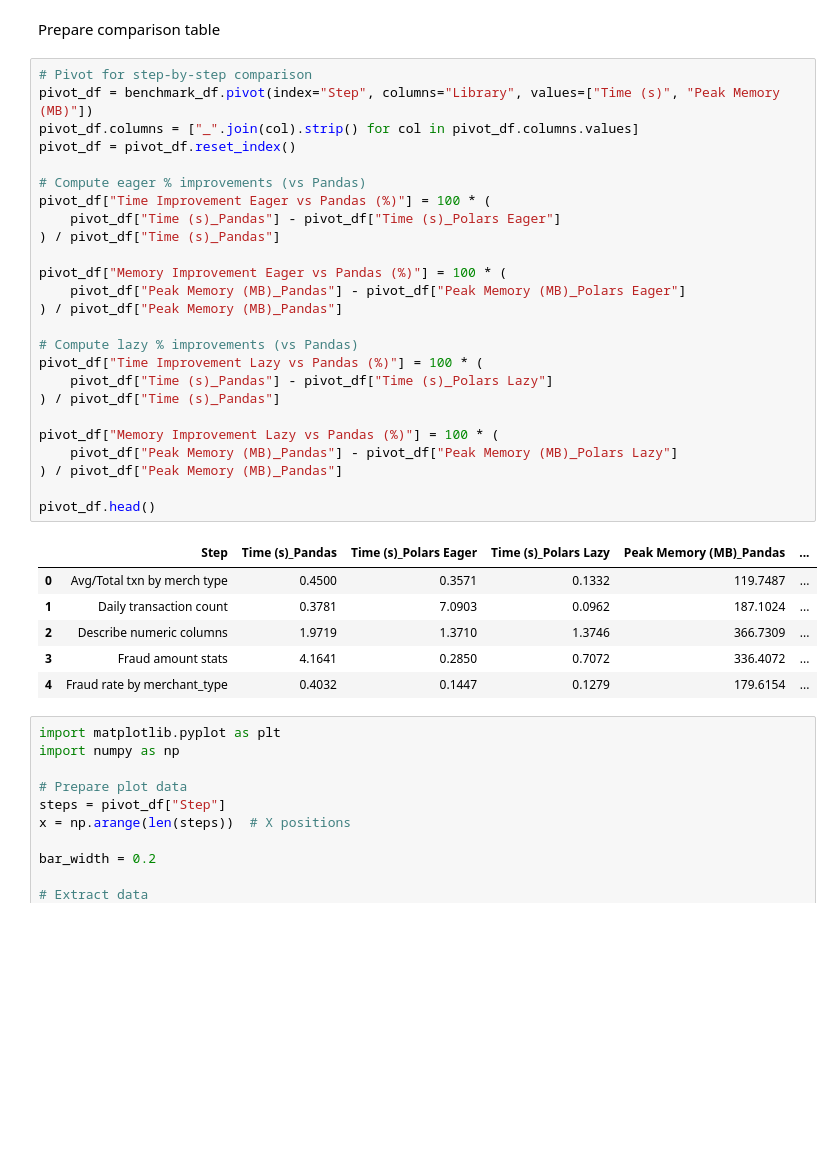
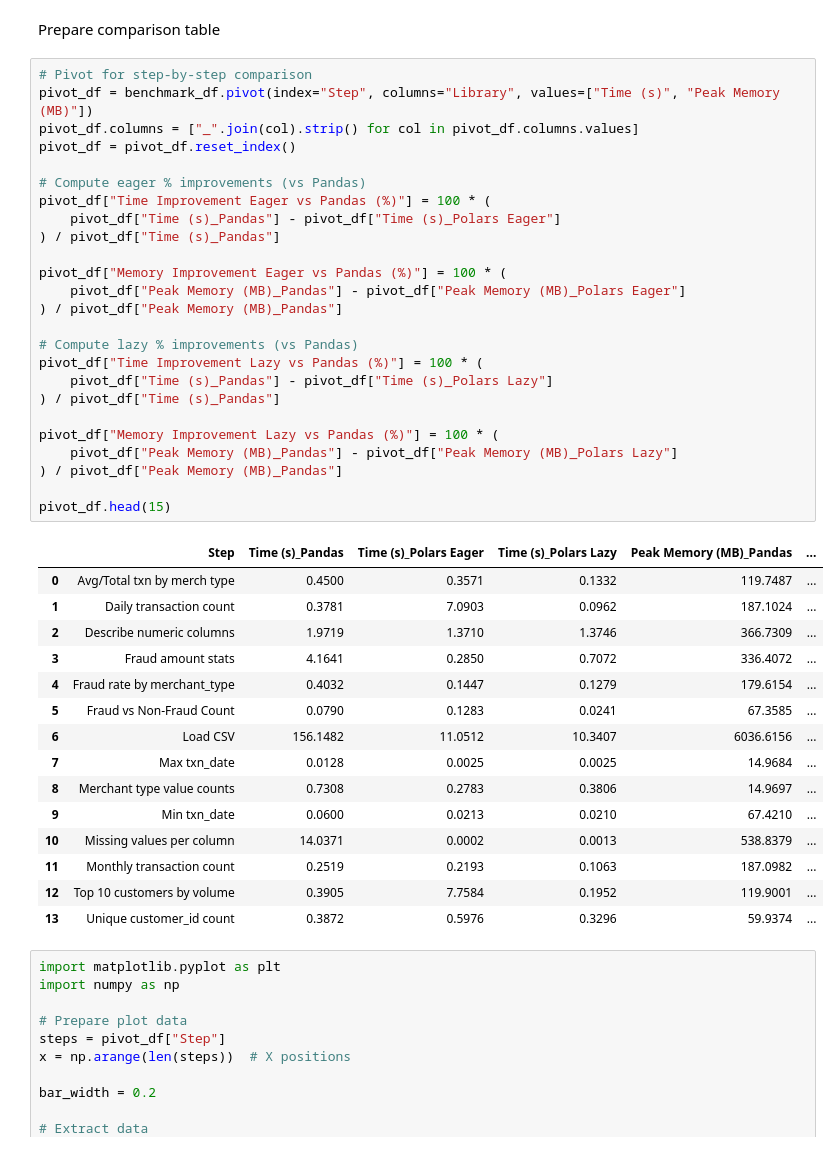
Before and after one commit to adolfomytr/polars_vs_pandas, a Jupyter notebook: libraries_comparison.ipynb, the cells around one changed output. Drawn from its saved outputs; the diff is of its cells as text; blank space fills up the shorter version.

```diff
--- a/libraries_comparison.ipynb
+++ b/libraries_comparison.ipynb
@@ -41,34 +41,43 @@ Prepare comparison table
 # Pivot for step-by-step comparison
 pivot_df = benchmark_df.pivot(index="Step", columns="Library", values=["Time (s)", "Peak Memory (MB)"])
 pivot_df.columns = ["_".join(col).strip() for col in pivot_df.columns.values]
 pivot_df = pivot_df.reset_index()
 
 # Compute eager % improvements (vs Pandas)
 pivot_df["Time Improvement Eager vs Pandas (%)"] = 100 * (
     pivot_df["Time (s)_Pandas"] - pivot_df["Time (s)_Polars Eager"]
 ) / pivot_df["Time (s)_Pandas"]
 
 pivot_df["Memory Improvement Eager vs Pandas (%)"] = 100 * (
     pivot_df["Peak Memory (MB)_Pandas"] - pivot_df["Peak Memory (MB)_Polars Eager"]
 ) / pivot_df["Peak Memory (MB)_Pandas"]
 
 # Compute lazy % improvements (vs Pandas)
 pivot_df["Time Improvement Lazy vs Pandas (%)"] = 100 * (
     pivot_df["Time (s)_Pandas"] - pivot_df["Time (s)_Polars Lazy"]
 ) / pivot_df["Time (s)_Pandas"]
 
 pivot_df["Memory Improvement Lazy vs Pandas (%)"] = 100 * (
     pivot_df["Peak Memory (MB)_Pandas"] - pivot_df["Peak Memory (MB)_Polars Lazy"]
 ) / pivot_df["Peak Memory (MB)_Pandas"]
 
-pivot_df.head()
+pivot_df.head(15)
 # %% [output]
 |  | Step | Time (s)_Pandas | Time (s)_Polars Eager | Time (s)_Polars Lazy | Peak Memory (MB)_Pandas | ... |
 | 0 | Avg/Total txn by merch type | 0.4500 | 0.3571 | 0.1332 | 119.7487 | ... |
 | 1 | Daily transaction count | 0.3781 | 7.0903 | 0.0962 | 187.1024 | ... |
 | 2 | Describe numeric columns | 1.9719 | 1.3710 | 1.3746 | 366.7309 | ... |
 | 3 | Fraud amount stats | 4.1641 | 0.2850 | 0.7072 | 336.4072 | ... |
 | 4 | Fraud rate by merchant_type | 0.4032 | 0.1447 | 0.1279 | 179.6154 | ... |
+| 5 | Fraud vs Non-Fraud Count | 0.0790 | 0.1283 | 0.0241 | 67.3585 | ... |
+| 6 | Load CSV | 156.1482 | 11.0512 | 10.3407 | 6036.6156 | ... |
+| 7 | Max txn_date | 0.0128 | 0.0025 | 0.0025 | 14.9684 | ... |
+| 8 | Merchant type value counts | 0.7308 | 0.2783 | 0.3806 | 14.9697 | ... |
+| 9 | Min txn_date | 0.0600 | 0.0213 | 0.0210 | 67.4210 | ... |
+| 10 | Missing values per column | 14.0371 | 0.0002 | 0.0013 | 538.8379 | ... |
+| 11 | Monthly transaction count | 0.2519 | 0.2193 | 0.1063 | 187.0982 | ... |
+| 12 | Top 10 customers by volume | 0.3905 | 7.7584 | 0.1952 | 119.9001 | ... |
+| 13 | Unique customer_id count | 0.3872 | 0.5976 | 0.3296 | 59.9374 | ... |
 # %%
 import matplotlib.pyplot as plt
 import numpy as np
```
